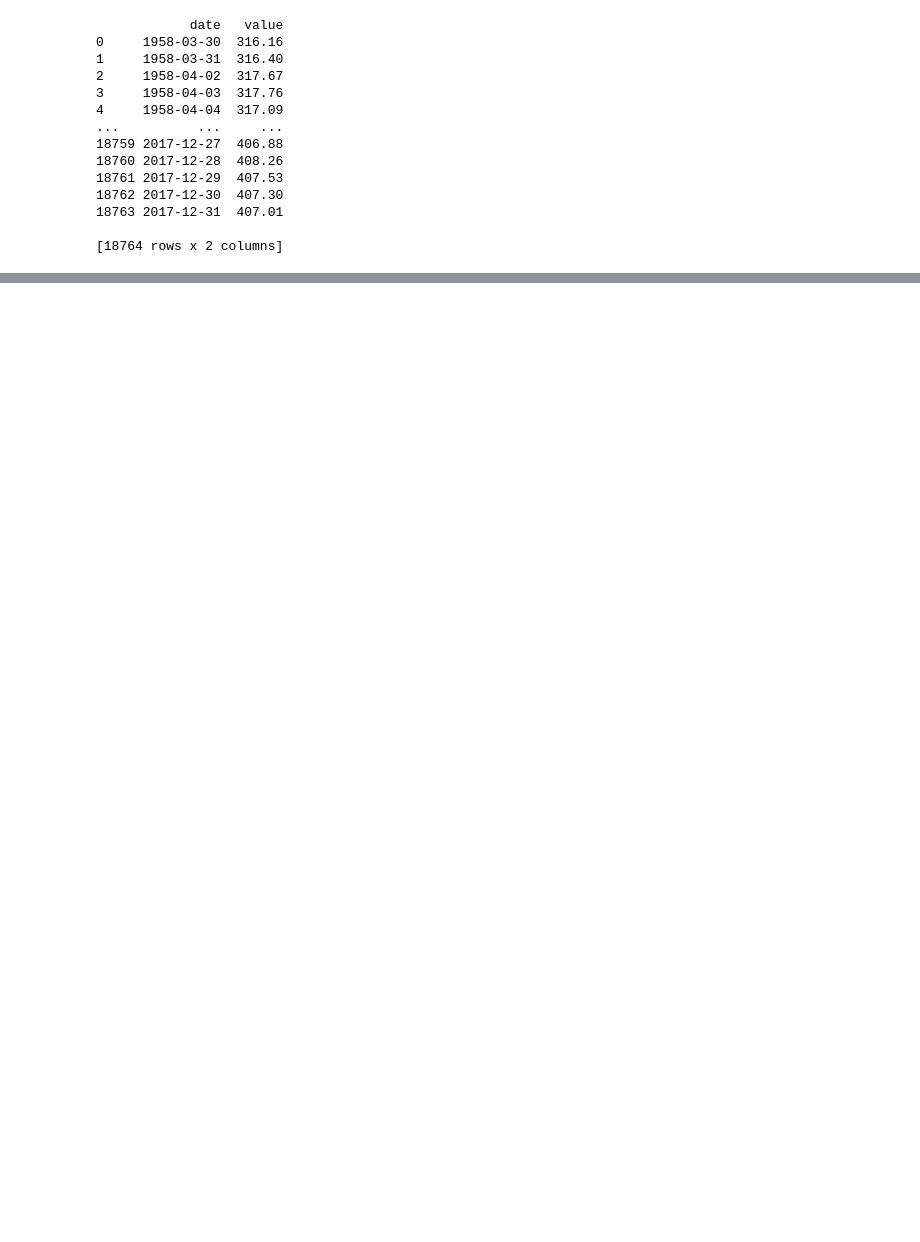
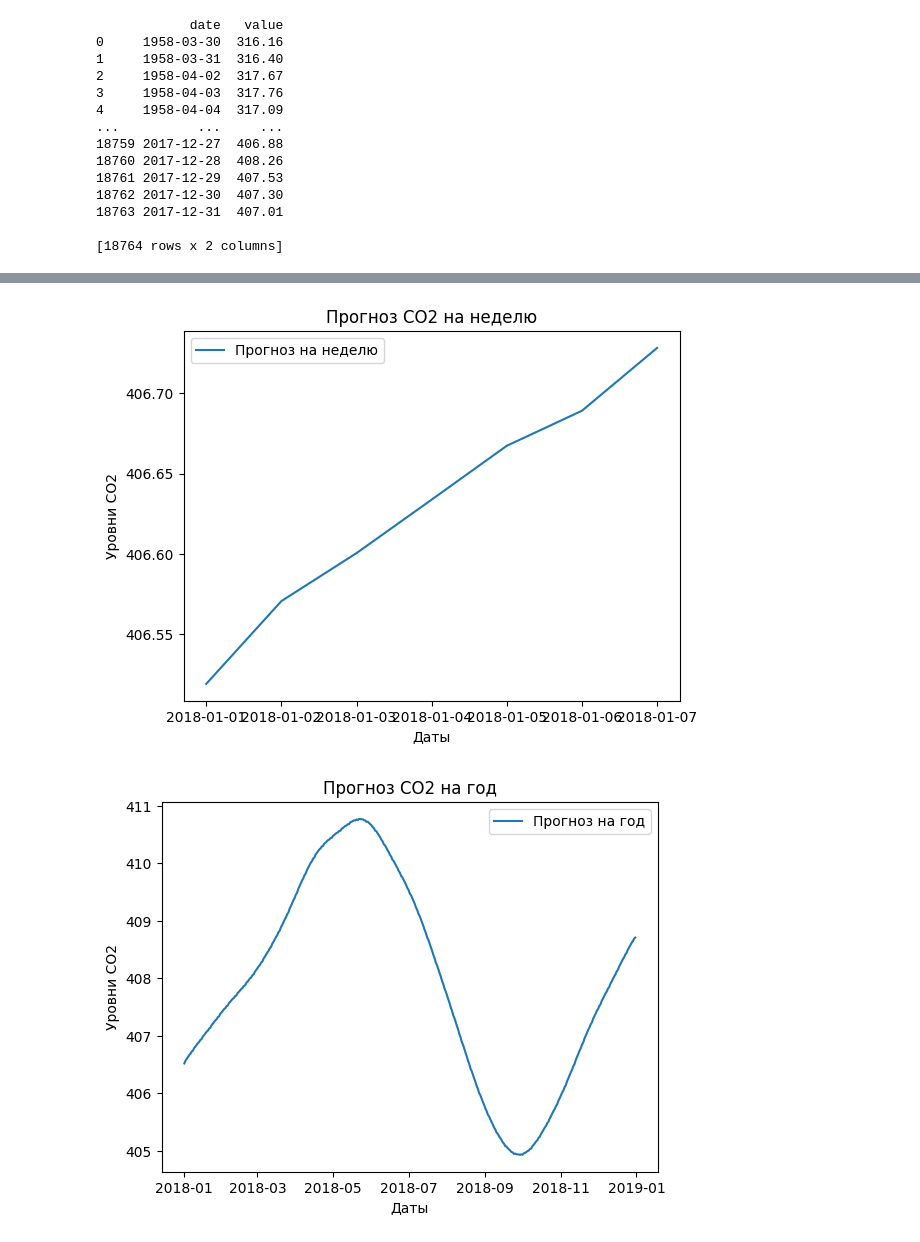
Before and after one commit to homaggggg/dsp_bigdata, a Jupyter notebook: timerows/timerows.ipynb, the cells around one changed output, grey strips where cells are left out. Drawn from its saved outputs; the diff is of its cells as text; code cells hidden in the pictures; blank space fills up the shorter version.

```diff
--- a/timerows/timerows.ipynb
+++ b/timerows/timerows.ipynb
@@ -98,0 +110,21 @@ Reshape your data either using array.reshape(-1, 1) if your data has a single fe
+# %%
+# Прогноз на неделю
+week_prediction = forecast_two_years[(forecast_two_years['ds'] > df['ds'].max()) & (forecast_two_years['ds'] <= df['ds'].max() + pd.Timedelta(days=7))]
+plt.plot(week_prediction['ds'], week_prediction['yhat'], label='Прогноз на неделю')
+plt.xlabel('Даты')
+plt.ylabel('Уровни CO2')
+plt.title('Прогноз CO2 на неделю')
+plt.legend()
+plt.show()
+
+# Прогноз на год
+year_prediction = forecast_two_years[(forecast_two_years['ds'] > df['ds'].max()) & (forecast_two_years['ds'] <= df['ds'].max() + pd.Timedelta(days=365))]
+plt.plot(year_prediction['ds'], year_prediction['yhat'], label='Прогноз на год')
+plt.xlabel('Даты')
+plt.ylabel('Уровни CO2')
+plt.title('Прогноз CO2 на год')
+plt.legend()
+plt.show()
+# %% [output]
+[figure, added]
+[figure, added]
```
Also changed, not shown: parts of 23 cells of this notebook.
